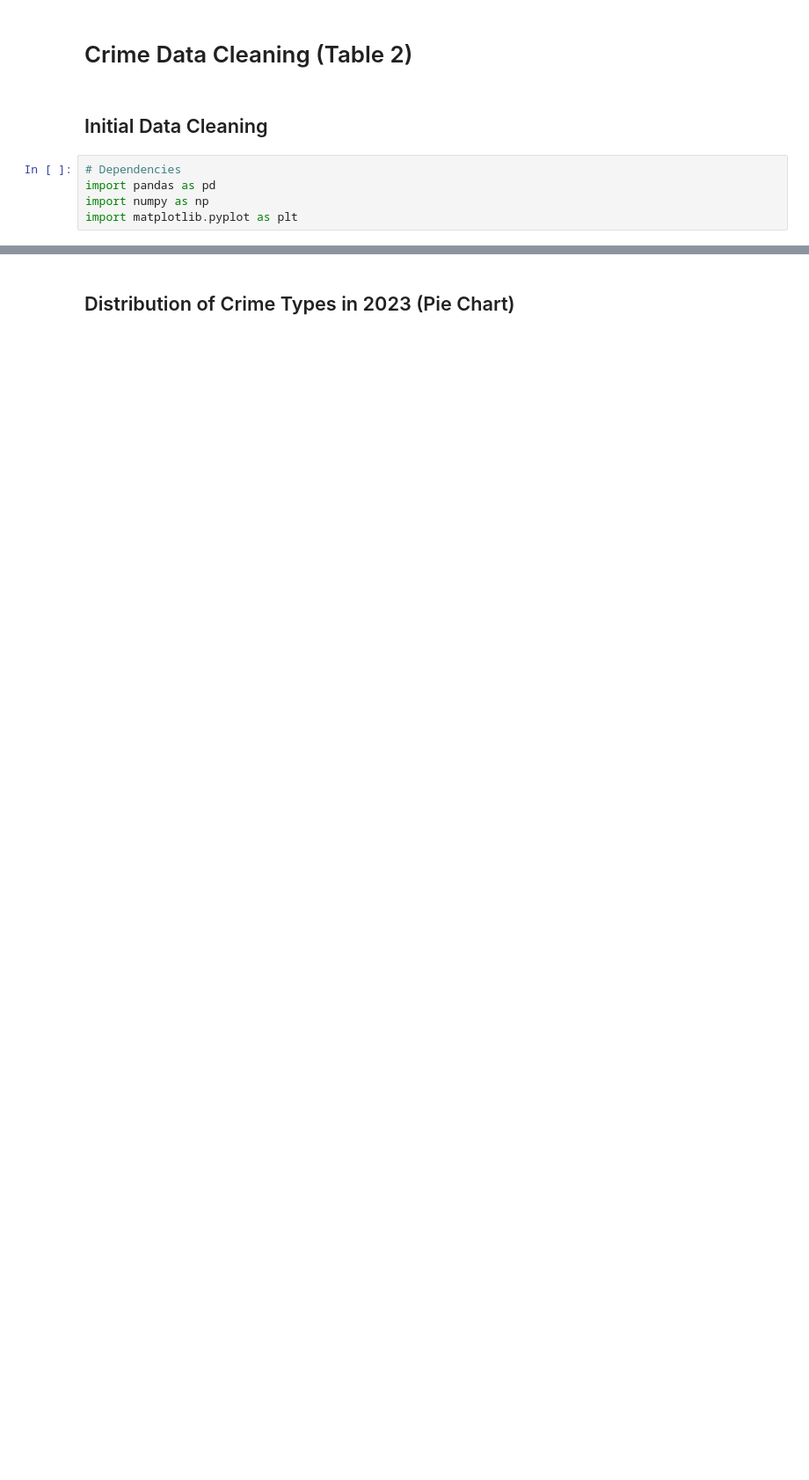
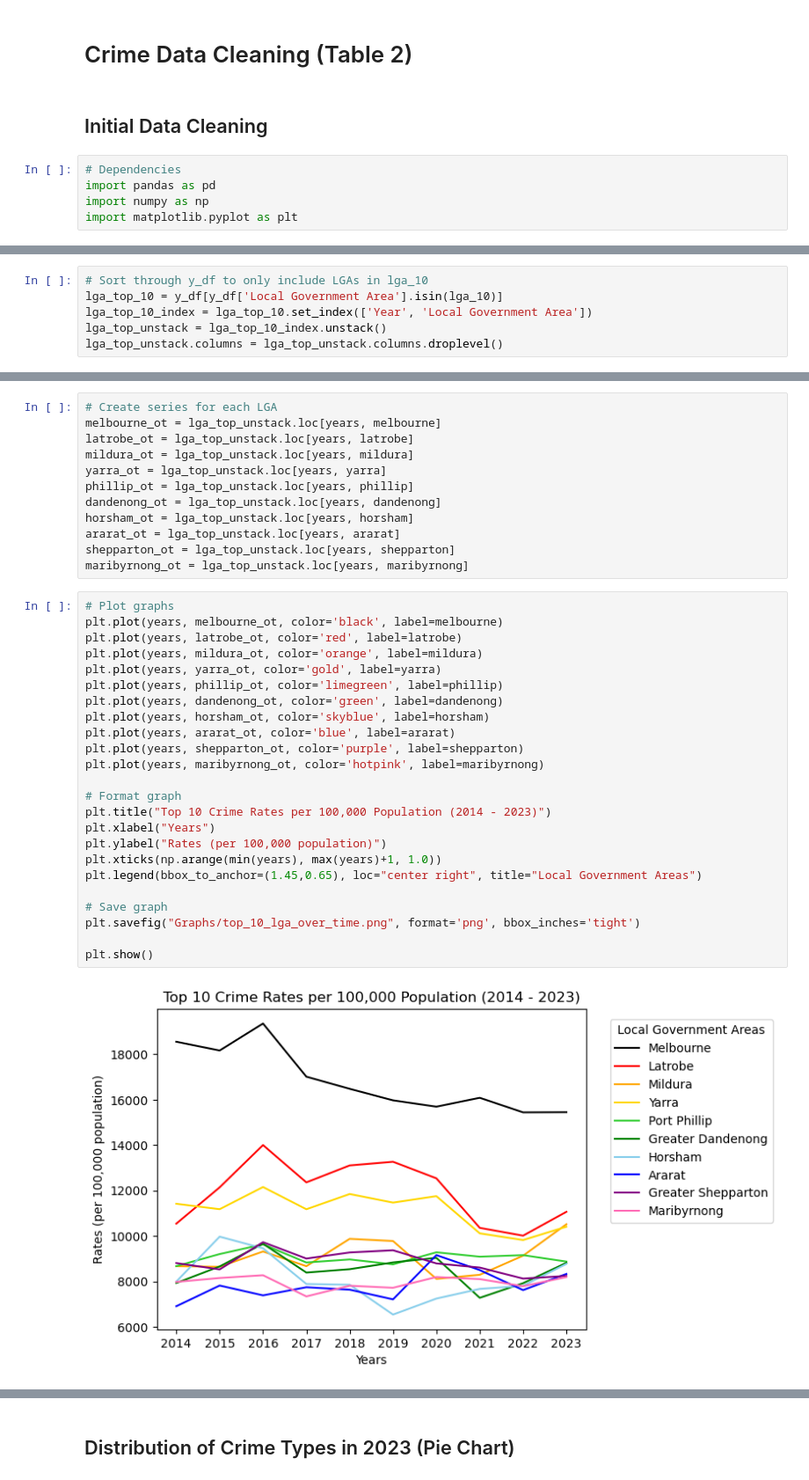
Before and after one commit to MahsaHesam/Project1, a Jupyter notebook: crime_main_code.ipynb, the cells around one changed output, grey strips where cells are left out. Shown: that part at 88% size. Cells and saved outputs as stored; diff of their text form; blank space fills up the shorter version.

```diff
--- a/crime_main_code.ipynb
+++ b/crime_main_code.ipynb
@@ -143,0 +71,6 @@ y23 = y_df.loc[(y_df['Year'] == 2023), :].sort_values(
+# %%
+# Sort through y_df to only include LGAs in lga_10
+lga_top_10 = y_df[y_df['Local Government Area'].isin(lga_10)]
+lga_top_10_index = lga_top_10.set_index(['Year', 'Local Government Area'])
+lga_top_unstack = lga_top_10_index.unstack()
+lga_top_unstack.columns = lga_top_unstack.columns.droplevel()
@@ -144 +93,39 @@ y23 = y_df.loc[(y_df['Year'] == 2023), :].sort_values(
+# %%
+# Create series for each LGA
+melbourne_ot = lga_top_unstack.loc[years, melbourne]
+latrobe_ot = lga_top_unstack.loc[years, latrobe]
+mildura_ot = lga_top_unstack.loc[years, mildura]
+yarra_ot = lga_top_unstack.loc[years, yarra]
+phillip_ot = lga_top_unstack.loc[years, phillip]
+dandenong_ot = lga_top_unstack.loc[years, dandenong]
+horsham_ot = lga_top_unstack.loc[years, horsham]
+ararat_ot = lga_top_unstack.loc[years, ararat]
+shepparton_ot = lga_top_unstack.loc[years, shepparton]
+maribyrnong_ot = lga_top_unstack.loc[years, maribyrnong]
+# %%
+# Plot graphs
+plt.plot(years, melbourne_ot, color='black', label=melbourne)
+plt.plot(years, latrobe_ot, color='red', label=latrobe)
+plt.plot(years, mildura_ot, color='orange', label=mildura)
+plt.plot(years, yarra_ot, color='gold', label=yarra)
+plt.plot(years, phillip_ot, color='limegreen', label=phillip)
+plt.plot(years, dandenong_ot, color='green', label=dandenong)
+plt.plot(years, horsham_ot, color='skyblue', label=horsham)
+plt.plot(years, ararat_ot, color='blue', label=ararat)
+plt.plot(years, shepparton_ot, color='purple', label=shepparton)
+plt.plot(years, maribyrnong_ot, color='hotpink', label=maribyrnong)
+
+# Format graph
+plt.title("Top 10 Crime Rates per 100,000 Population (2014 - 2023)")
+plt.xlabel("Years")
+plt.ylabel("Rates (per 100,000 population)")
+plt.xticks(np.arange(min(years), max(years)+1, 1.0))
+plt.legend(bbox_to_anchor=(1.45,0.65), loc="center right", title="Local Government Areas")
+
+# Save graph
+plt.savefig("Graphs/top_10_lga_over_time.png", format='png', bbox_inches='tight')
+
+plt.show()
+# %% [output]
+[figure, added]
 # %% [markdown]
```
Also changed, not shown: parts of 36 cells of this notebook, 6 other files.
